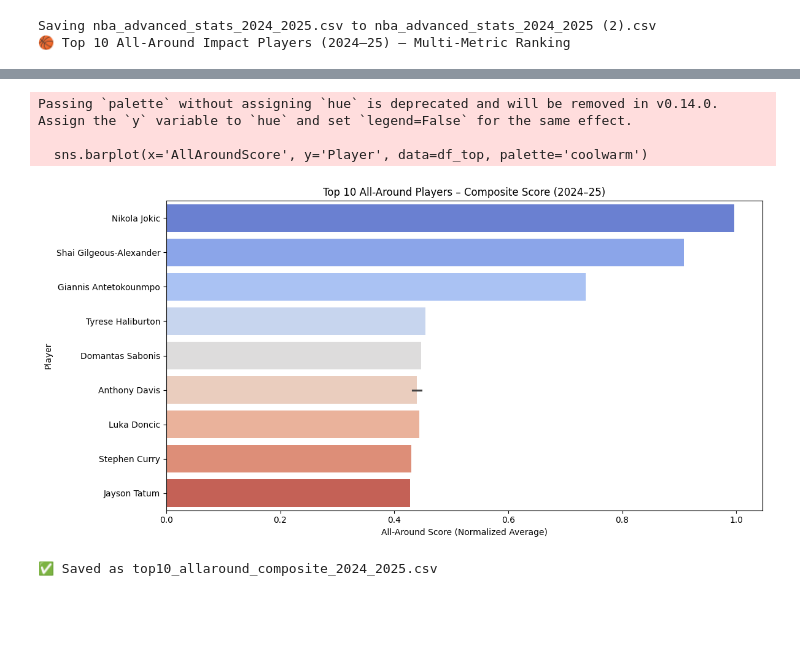
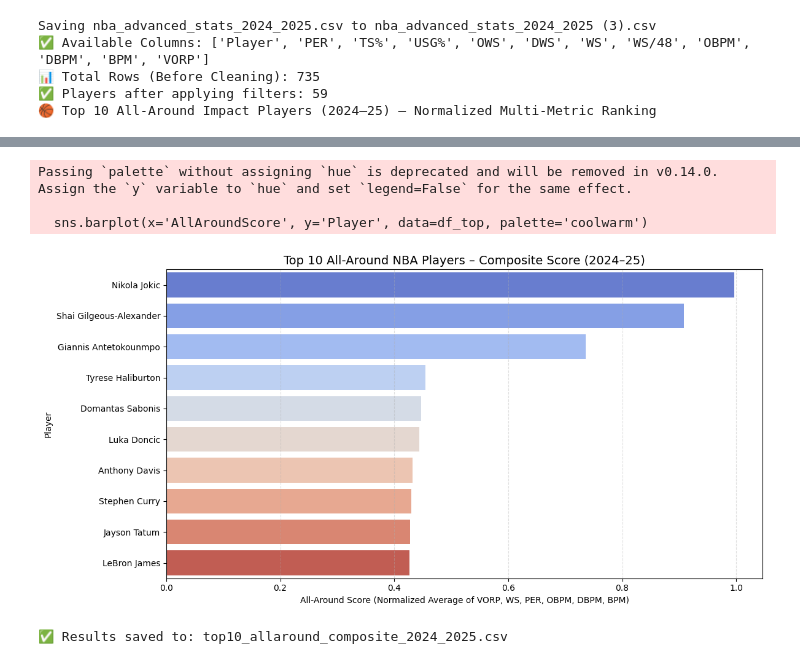
Before and after one commit to ronhq/Statline, a Jupyter notebook: notebooks/statline_allaround_showcase_2024_2025.ipynb, the cells around one changed output, grey strips where cells are left out. Cells and saved outputs as stored; diff of their text form; code cells hidden in the pictures; blank space fills up the shorter version.

Commit message:
final w/ visualization

```diff
--- a/notebooks/statline_allaround_showcase_2024_2025.ipynb
+++ b/notebooks/statline_allaround_showcase_2024_2025.ipynb
@@ -2,69 +2,80 @@
 # 📓 Statline Quick Contribution Notebook
 # 🎯 All-Around Impact Showcase – 2024–25 Season (Multi-Metric Ranking)
 
-# 🟦 Step 1: Import libraries
+# 🟦 Step 1: Import required libraries
 import pandas as pd
 import seaborn as sns
 import matplotlib.pyplot as plt
+from sklearn.preprocessing import MinMaxScaler
 from google.colab import files
 
-# 🟦 Step 2: Upload your file
-print("📁 Upload your advanced stats CSV file")
+# 🟦 Step 2: Upload CSV file
+print("📁 Upload your advanced stats CSV file (e.g., nba_advanced_stats_2024_2025.csv)")
 uploaded = files.upload()
 filename = list(uploaded.keys())[0]
 
 # 🟦 Step 3: Load dataset
 df = pd.read_csv(filename)
 
-# 🟦 Step 4: Convert stats to numeric
-cols = ['VORP', 'WS', 'PER', 'OBPM', 'DBPM', 'BPM']
-df[cols] = df[cols].apply(pd.to_numeric, errors='coerce')
+# 🟦 Step 4: Initial inspection
+print("✅ Available Columns:", df.columns.tolist())
+print(f"📊 Total Rows (Before Cleaning): {len(df)}")
 
-# 🟦 Step 5: Filter by strong all-around performance
+# 🟦 Step 5: Convert relevant advanced stats to numeric
+adv_cols = ['VORP', 'WS', 'PER', 'OBPM', 'DBPM', 'BPM']
+df[adv_cols] = df[adv_cols].apply(pd.to_numeric, errors='coerce')
+
+# 🟦 Step 6: Drop exact duplicate players (if any)
+df = df.drop_duplicates(subset='Player')
+
+# 🟦 Step 7: Filter elite all-around performers
 df_filtered = df[
     (df['VORP'] > 1.0) &
     (df['WS'] > 3.0) &
     (df['PER'] > 18)
 ].copy()
+print(f"✅ Players after applying filters: {len(df_filtered)}")
 
-# 🟦 Step 6: Normalize the performance metrics for fair ranking
-from sklearn.preprocessing import MinMaxScaler
+# 🟦 Step 8: Normalize metrics using MinMaxScaler
+scaler = MinMaxScaler()
+norm_cols = ['VORP', 'WS', 'PER', 'OBPM', 'DBPM', 'BPM']
+df_filtered[[col + '_norm' for col in norm_cols]] = scaler.fit_transform(df_filtered[norm_cols])
 
-scaler = MinMaxScaler()
-df_filtered[['VORP_norm', 'WS_norm', 'PER_norm', 'OBPM_norm', 'DBPM_norm', 'BPM_norm']] = scaler.fit_transform(
-    df_filtered[['VORP', 'WS', 'PER', 'OBPM', 'DBPM', 'BPM']]
-)
-
-# 🟦 Step 7: Compute average all-around score
+# 🟦 Step 9: Compute Composite All-Around Score (mean of normalized metrics)
 df_filtered['AllAroundScore'] = df_filtered[
-    ['VORP_norm', 'WS_norm', 'PER_norm', 'OBPM_norm', 'DBPM_norm', 'BPM_norm']
+    [col + '_norm' for col in norm_cols]
 ].mean(axis=1)
 
-# 🟦 Step 8: Get top 10 players by overall score
-df_top = df_filtered.sort_values(by='AllAroundScore', ascending=False).head(10)
+# 🟦 Step 10: Sort by AllAroundScore and select top 10
+df_top = df_filtered.sort_values(by='AllAroundScore', ascending=False).head(10).reset_index(drop=True)
 
-# 🟦 Step 9: Show results
-print("🏀 Top 10 All-Around Impact Players (2024–25) – Multi-Metric Ranking")
+# 🟦 Step 11: Show final results
+print("🏀 Top 10 All-Around Impact Players (2024–25) – Normalized Multi-Metric Ranking")
 
-# Detect team column
+# Detect team column automatically
 team_col = next((col for col in ['Team', 'Tm', 'TEAM', 'team'] if col in df_top.columns), None)
 
-# Display selected columns
+# Define display columns
 display_cols = ['Player']
-if team_col: display_cols.append(team_col)
+if team_col:
+    display_cols.append(team_col)
 display_cols += ['VORP', 'WS', 'PER', 'OBPM', 'DBPM', 'BPM', 'AllAroundScore']
+
+# Display the top 10 table
 display(df_top[display_cols])
 
-# 🟦 Step 10: Visualization
+# 🟦 Step 12: Visualize using a horizontal bar chart
 plt.figure(figsize=(12, 6))
 sns.barplot(x='AllAroundScore', y='Player', data=df_top, palette='coolwarm')
-plt.title("Top 10 All-Around Players – Composite Score (2024–25)")
-plt.xlabel("All-Around Score (Normalized Average)")
+plt.title("Top 10 All-Around NBA Players – Composite Score (2024–25)", fontsize=14)
+plt.xlabel("All-Around Score (Normalized Average of VORP, WS, PER, OBPM, DBPM, BPM)")
 plt.ylabel("Player")
+plt.grid(axis='x', linestyle='--', alpha=0.4)
 plt.tight_layout()
 plt.show()
 
-# 🟦 Step 11: Save output
-df_top[display_cols].to_csv("top10_allaround_composite_2024_2025.csv", index=False)
-print("✅ Saved as top10_allaround_composite_2024_2025.csv")
+# 🟦 Step 13: Save to CSV
+output_filename = "top10_allaround_composite_2024_2025.csv"
+df_top[display_cols].to_csv(output_filename, index=False)
+print(f"✅ Results saved to: {output_filename}")
 # %% [output]
@@ -72,4 +83,7 @@ print("✅ Saved as top10_allaround_composite_2024_2025.csv")
 [interactive output not drawn]
-Saving nba_advanced_stats_2024_2025.csv to nba_advanced_stats_2024_2025 (2).csv
-🏀 Top 10 All-Around Impact Players (2024–25) – Multi-Metric Ranking
+Saving nba_advanced_stats_2024_2025.csv to nba_advanced_stats_2024_2025 (3).csv
+✅ Available Columns: ['Player', 'PER', 'TS%', 'USG%', 'OWS', 'DWS', 'WS', 'WS/48', 'OBPM', 'DBPM', 'BPM', 'VORP']
+📊 Total Rows (Before Cleaning): 735
+✅ Players after applying filters: 59
+🏀 Top 10 All-Around Impact Players (2024–25) – Normalized Multi-Metric Ranking
 |  | Player | VORP | WS | PER | OBPM | DBPM | BPM | AllAroundScore |
@@ -86,5 +100,5 @@ Saving nba_advanced_stats_2024_2025.csv to nba_advanced_stats_2024_2025 (2).csv
 Passing `palette` without assigning `hue` is deprecated and will be removed in v0.14.0. Assign the `y` variable to `hue` and set `legend=False` for the same effect.
 
   sns.barplot(x='AllAroundScore', y='Player', data=df_top, palette='coolwarm')
-[figure, old version]
+[figure, new version]
-✅ Saved as top10_allaround_composite_2024_2025.csv
+✅ Results saved to: top10_allaround_composite_2024_2025.csv
```
Also changed, not shown: parts of 1 cell of this notebook.
